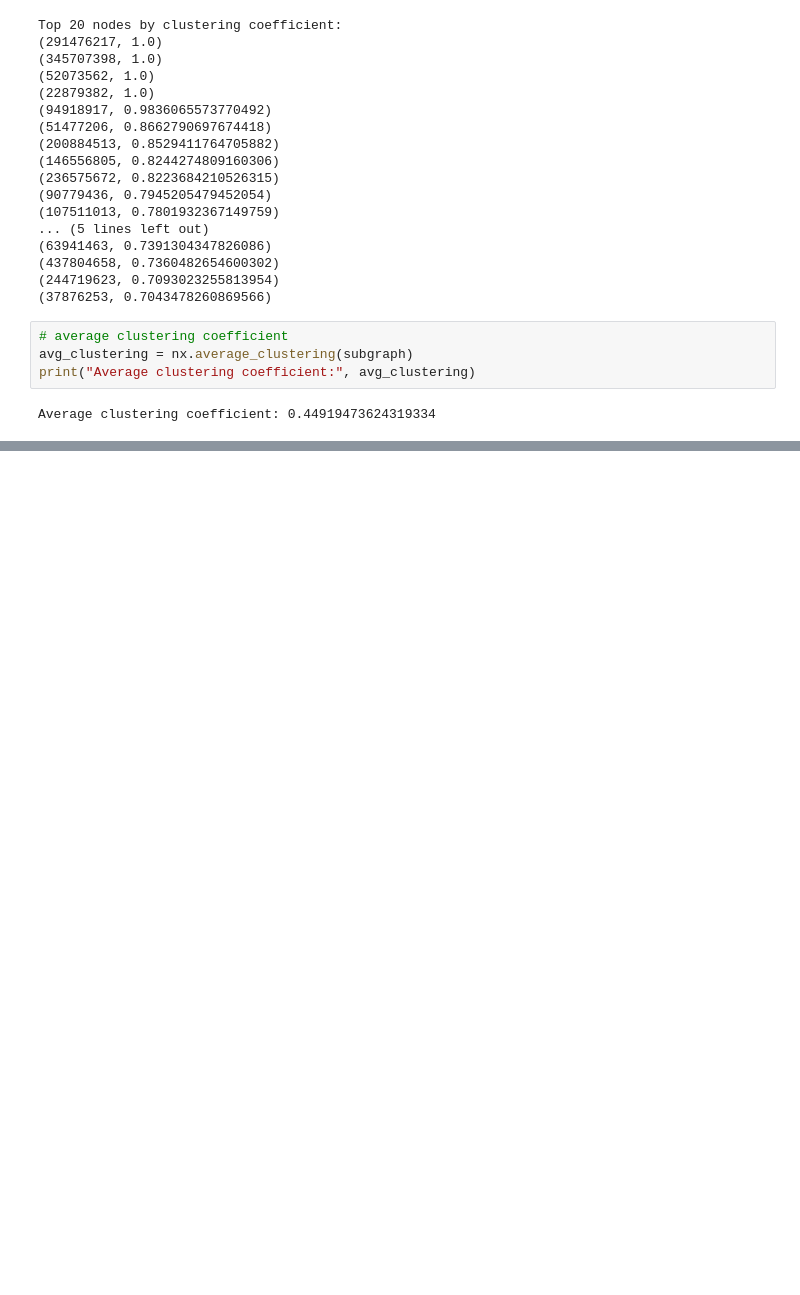
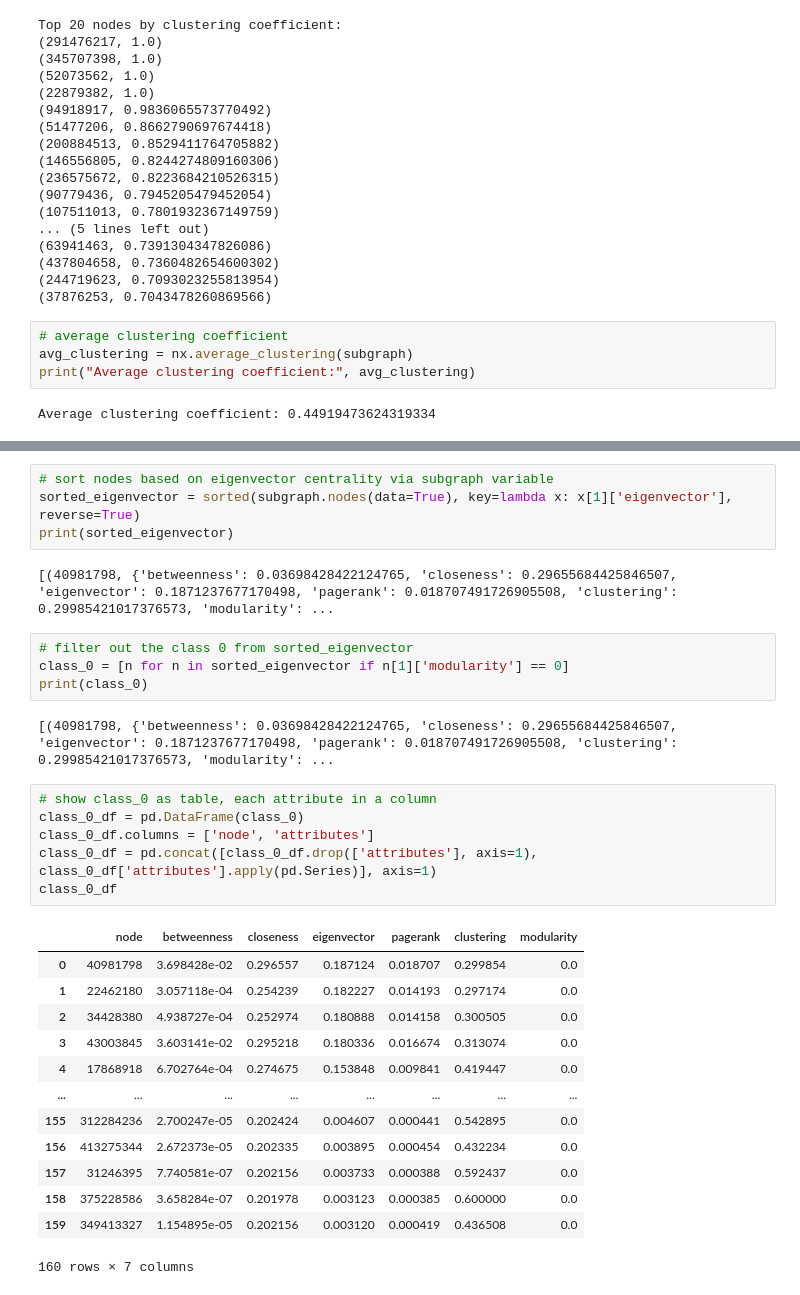
Before and after one commit to benymaxparsa/SNAP-Twitter-Data-Mining, a Jupyter notebook: Codes.ipynb, the cells around one changed output, grey strips where cells are left out. Cells and saved outputs as stored; diff of their text form; blank space fills up the shorter version.

```diff
--- a/Codes.ipynb
+++ b/Codes.ipynb
@@ -250,0 +342,32 @@ NetworkXError: Graph is not strongly connected.
+# %%
+# sort nodes based on eigenvector centrality via subgraph variable
+sorted_eigenvector = sorted(subgraph.nodes(data=True), key=lambda x: x[1]['eigenvector'], reverse=True)
+print(sorted_eigenvector)
+# %% [output]
+[(40981798, {'betweenness': 0.03698428422124765, 'closeness': 0.29655684425846507, 'eigenvector': 0.1871237677170498, 'pagerank': 0.018707491726905508, 'clustering': 0.29985421017376573, 'modularity': ...
+# %%
+# filter out the class 0 from sorted_eigenvector
+class_0 = [n for n in sorted_eigenvector if n[1]['modularity'] == 0]
+print(class_0)
+# %% [output]
+[(40981798, {'betweenness': 0.03698428422124765, 'closeness': 0.29655684425846507, 'eigenvector': 0.1871237677170498, 'pagerank': 0.018707491726905508, 'clustering': 0.29985421017376573, 'modularity': ...
+# %%
+# show class_0 as table, each attribute in a column
+class_0_df = pd.DataFrame(class_0)
+class_0_df.columns = ['node', 'attributes']
+class_0_df = pd.concat([class_0_df.drop(['attributes'], axis=1), class_0_df['attributes'].apply(pd.Series)], axis=1)
+class_0_df
+# %% [output]
+|  | node | betweenness | closeness | eigenvector | pagerank | clustering | modularity |
+| 0 | 40981798 | 3.698428e-02 | 0.296557 | 0.187124 | 0.018707 | 0.299854 | 0.0 |
+| 1 | 22462180 | 3.057118e-04 | 0.254239 | 0.182227 | 0.014193 | 0.297174 | 0.0 |
+| 2 | 34428380 | 4.938727e-04 | 0.252974 | 0.180888 | 0.014158 | 0.300505 | 0.0 |
+| 3 | 43003845 | 3.603141e-02 | 0.295218 | 0.180336 | 0.016674 | 0.313074 | 0.0 |
+| 4 | 17868918 | 6.702764e-04 | 0.274675 | 0.153848 | 0.009841 | 0.419447 | 0.0 |
+| ... | ... | ... | ... | ... | ... | ... | ... |
+| 155 | 312284236 | 2.700247e-05 | 0.202424 | 0.004607 | 0.000441 | 0.542895 | 0.0 |
+| 156 | 413275344 | 2.672373e-05 | 0.202335 | 0.003895 | 0.000454 | 0.432234 | 0.0 |
+| 157 | 31246395 | 7.740581e-07 | 0.202156 | 0.003733 | 0.000388 | 0.592437 | 0.0 |
+| 158 | 375228586 | 3.658284e-07 | 0.201978 | 0.003123 | 0.000385 | 0.600000 | 0.0 |
+| 159 | 349413327 | 1.154895e-05 | 0.202156 | 0.003120 | 0.000419 | 0.436508 | 0.0 |
+160 rows × 7 columns
```
Also changed, not shown: parts of 22 cells of this notebook, 4 other files.
